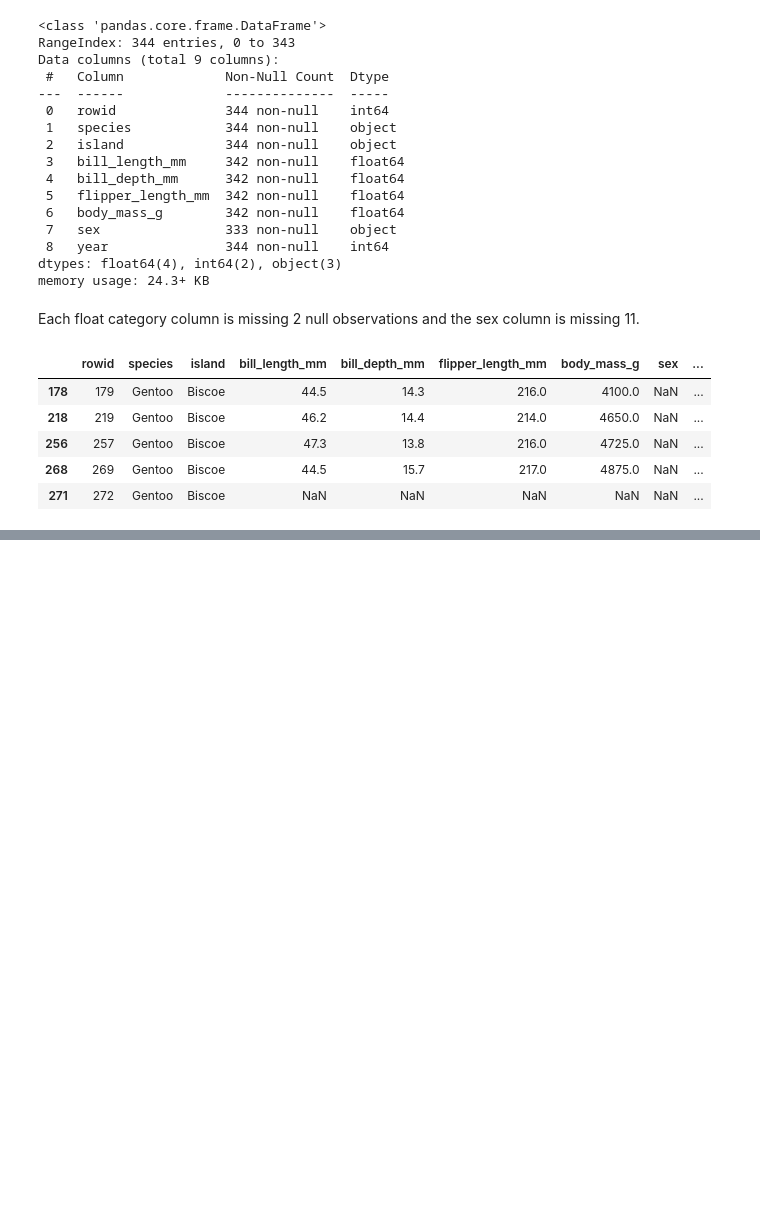
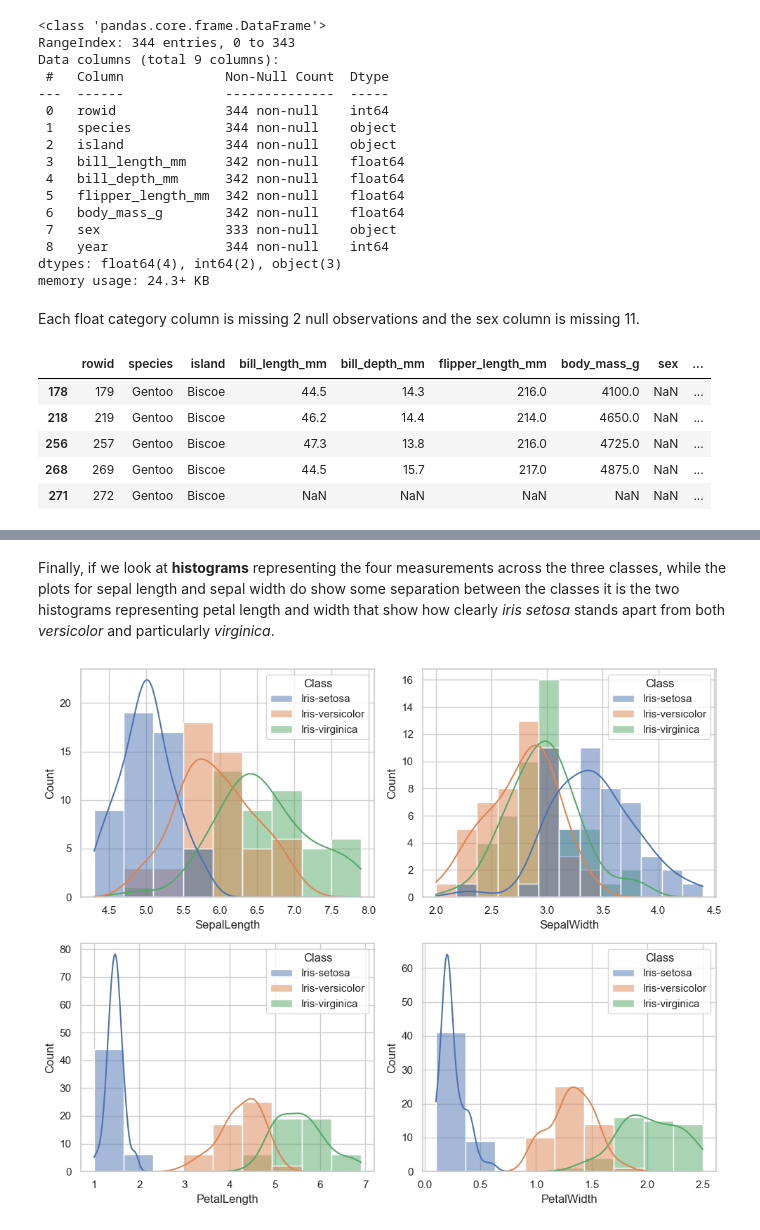
Before and after one commit to Scunnies/machine-learning-and-statistics, a Jupyter notebook: Tasks/tasks.ipynb, the cells around one changed output, grey strips where cells are left out. Saved outputs shown, nothing was run; the diff lists cells and outputs as text; code cells hidden in the pictures; blank space fills up the shorter version.

```diff
--- a/Tasks/tasks.ipynb
+++ b/Tasks/tasks.ipynb
@@ -315,0 +379,19 @@ The violin plot visually supports the t-test conclusion.  It clearly represents
+# %% [markdown]
+Finally, if we look at **histograms** representing the four measurements across the three classes, while the plots for sepal length and sepal width do show some separation between the classes it is the two histograms representing petal length and width that show how clearly *iris setosa* stands apart from both *versicolor* and particularly *virginica*.
+# %%
+plt.figure(figsize=(10, 8))
+
+# 2x2 grid of histograms
+plt.subplot(2, 2, 1)
+sns.histplot(data, x="SepalLength", hue="Class", kde=True)
+plt.subplot(2, 2, 2)
+sns.histplot(data, x="SepalWidth", hue="Class", kde=True)
+plt.subplot(2, 2, 3)
+sns.histplot(data, x="PetalLength", hue="Class", kde=True)
+plt.subplot(2, 2, 4)
+sns.histplot(data, x="PetalWidth", hue="Class", kde=True)
+
+plt.tight_layout()
+plt.show()
+# %% [output]
+[figure, added]
```
Also changed, not shown: parts of 37 cells of this notebook, 1 other file.
